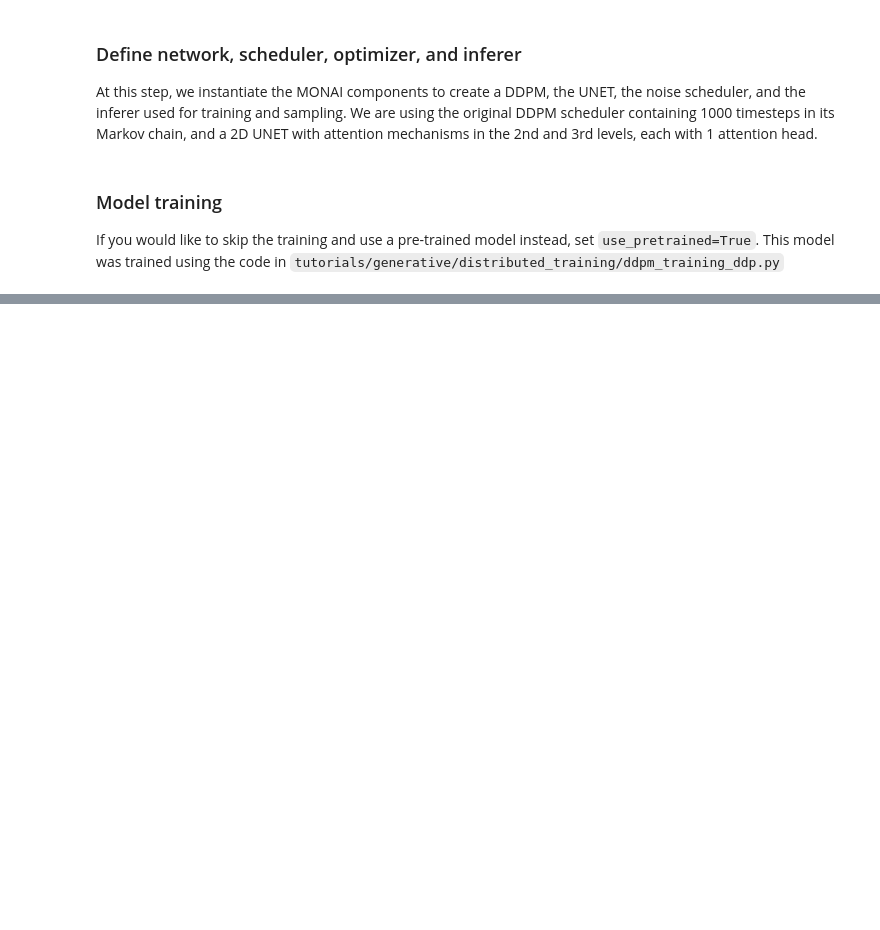
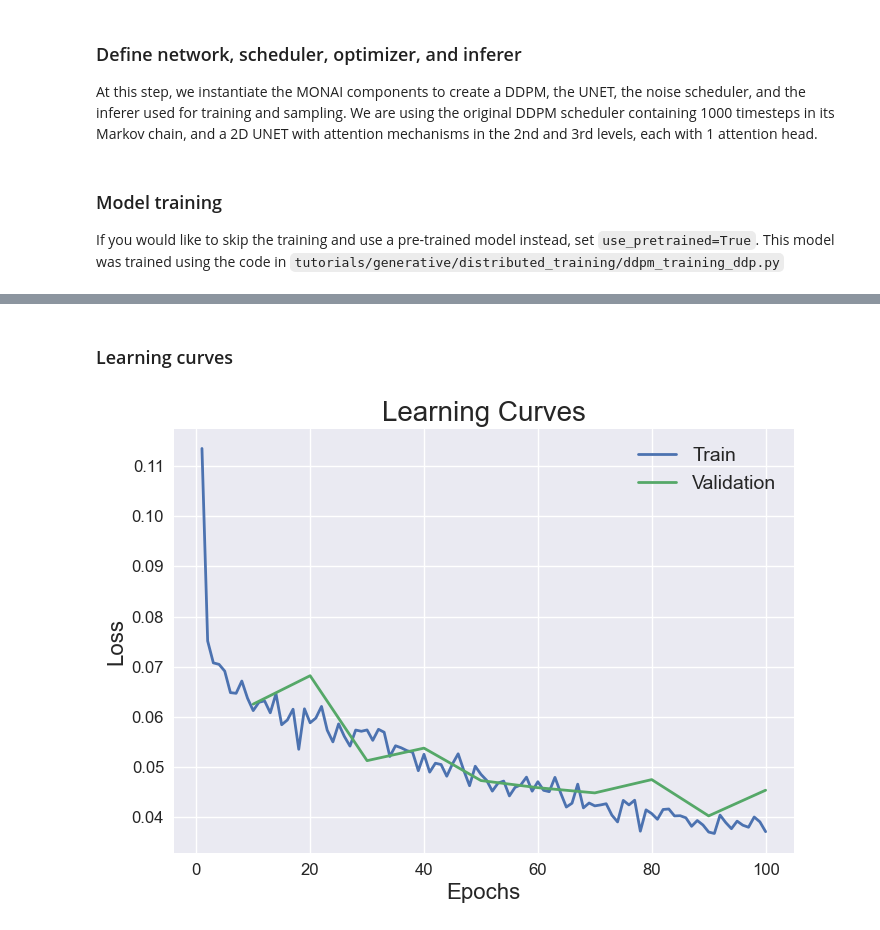
Before and after one commit to ShaoKAi100812/cmr_diffusion_models, a Jupyter notebook: monai_ddpm.ipynb, the cells around one changed output, grey strips where cells are left out. Drawn from its saved outputs; the diff is of its cells as text; code cells hidden in the pictures; blank space fills up the shorter version.

```diff
--- a/monai_ddpm.ipynb
+++ b/monai_ddpm.ipynb
@@ -292,0 +303,22 @@ KeyboardInterrupt:
+# %% [markdown]
+### Learning curves
+# %%
+if not use_pretrained:
+    plt.style.use("seaborn-v0_8")
+    plt.title("Learning Curves", fontsize=20)
+    plt.plot(np.linspace(1, n_epochs, n_epochs), epoch_loss_list, color="C0", linewidth=2.0, label="Train")
+    plt.plot(
+        np.linspace(val_interval, n_epochs, int(n_epochs / val_interval)),
+        val_epoch_loss_list,
+        color="C1",
+        linewidth=2.0,
+        label="Validation",
+    )
+    plt.yticks(fontsize=12)
+    plt.xticks(fontsize=12)
+    plt.xlabel("Epochs", fontsize=16)
+    plt.ylabel("Loss", fontsize=16)
+    plt.legend(prop={"size": 14})
+    plt.show()
+# %% [output]
+[figure, added]
```
Also changed, not shown: parts of 8 cells of this notebook.
